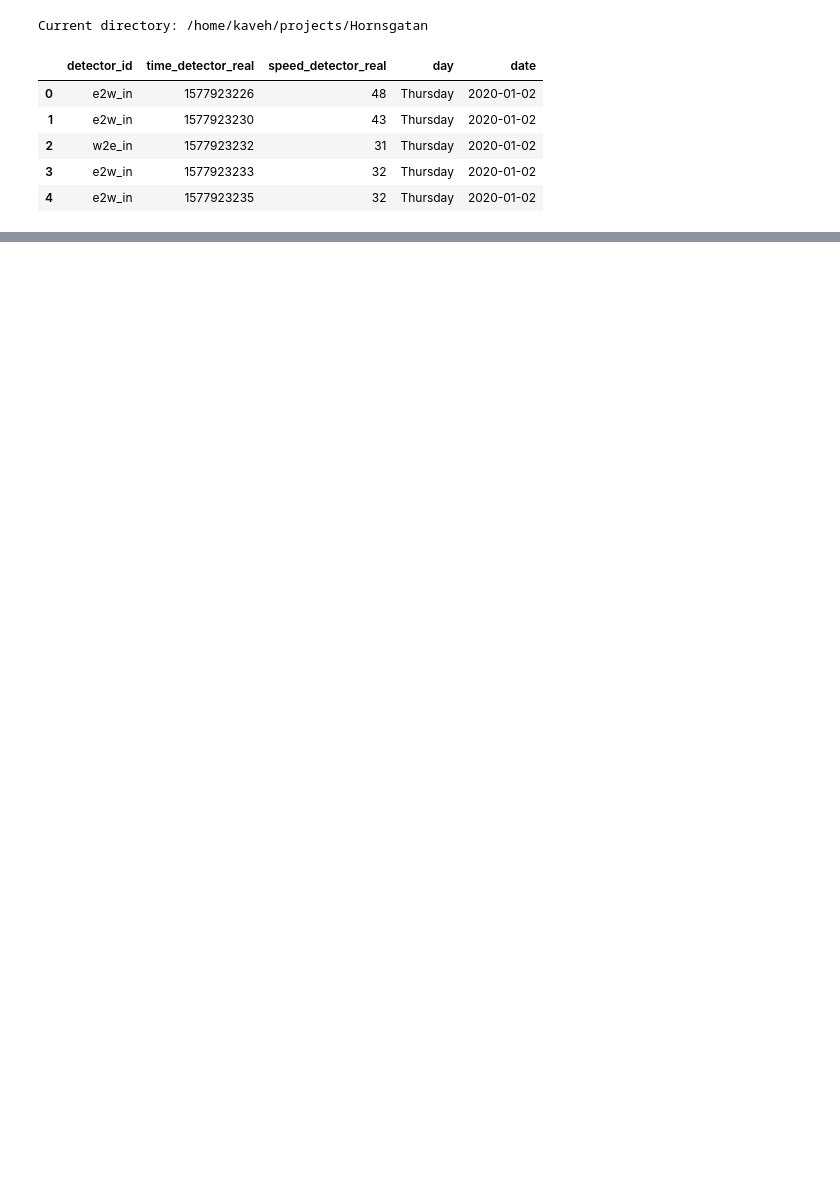
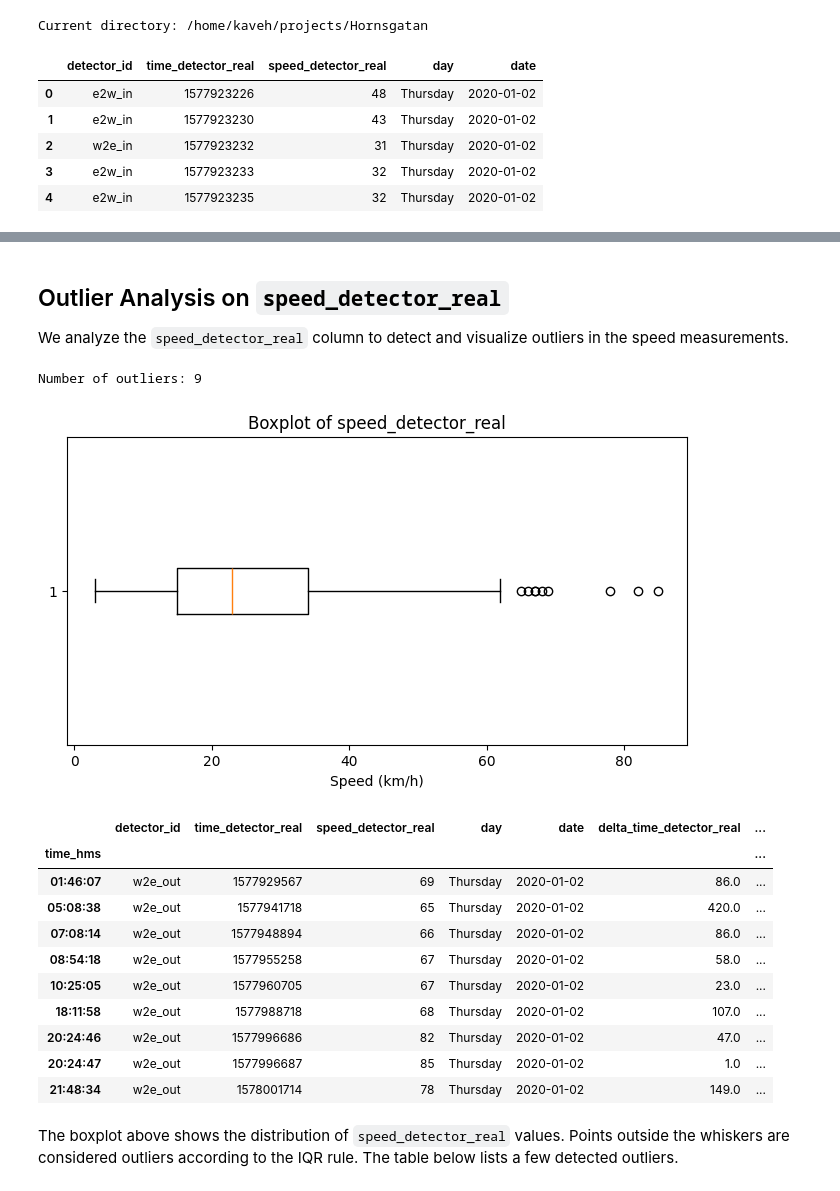
Before and after one commit to SiddharthVenkataraman/Hornsgatan, a Jupyter notebook: notebook/analysis_input_data.ipynb, the cells around one changed output, grey strips where cells are left out. Saved outputs shown, nothing was run; the diff lists cells and outputs as text; code cells hidden in the pictures; blank space fills up the shorter version.

Commit message:
adding boxplot for speed analysis

```diff
--- a/notebook/analysis_input_data.ipynb
+++ b/notebook/analysis_input_data.ipynb
@@ -62,0 +45,6 @@ Deleted: data/calibration_intermediate_data/simulation_e2w_out_2020-01-02_10_35.
+# %%
+# Add a new column for the difference in time_detector_real with the previous row
+data['delta_time_detector_real'] = data['time_detector_real'].diff()
+
+# Display the first few rows to check the new column
+data.head()
@@ -62,0 +58,48 @@ Deleted: data/calibration_intermediate_data/simulation_e2w_out_2020-01-02_10_35.
+# %%
+data['time_hms'] = pd.to_datetime(data['time_detector_real'], unit='s').dt.time
+data['hour'] = pd.to_datetime(data['time_detector_real'], unit='s').dt.hour
+data.set_index('time_hms', inplace=True)
+# %% [markdown]
+## Outlier Analysis on `speed_detector_real`
+We analyze the `speed_detector_real` column to detect and visualize outliers in the speed measurements.
+# %%
+import matplotlib.pyplot as plt
+
+# Calculate IQR
+Q1 = data['speed_detector_real'].quantile(0.25)
+Q3 = data['speed_detector_real'].quantile(0.75)
+IQR = Q3 - Q1
+
+# Define outlier bounds
+lower_bound = Q1 - 1.5 * IQR
+upper_bound = Q3 + 1.5 * IQR
+
+# Identify outliers
+outliers = data[(data['speed_detector_real'] < lower_bound) | (data['speed_detector_real'] > upper_bound)]
+print(f"Number of outliers: {len(outliers)}")
+
+# Visualize with a boxplot
+plt.figure(figsize=(8, 4))
+plt.boxplot(data['speed_detector_real'], vert=False)
+plt.title('Boxplot of speed_detector_real')
+plt.xlabel('Speed (km/h)')
+plt.show()
+
+# Optionally, display outlier rows
+outliers
+# %% [output]
+Number of outliers: 9
+[figure, added]
+|  | detector_id | time_detector_real | speed_detector_real | day | date | delta_time_detector_real | ... |
+| time_hms |  |  |  |  |  |  | ... |
+| 01:46:07 | w2e_out | 1577929567 | 69 | Thursday | 2020-01-02 | 86.0 | ... |
+| 05:08:38 | w2e_out | 1577941718 | 65 | Thursday | 2020-01-02 | 420.0 | ... |
+| 07:08:14 | w2e_out | 1577948894 | 66 | Thursday | 2020-01-02 | 86.0 | ... |
+| 08:54:18 | w2e_out | 1577955258 | 67 | Thursday | 2020-01-02 | 58.0 | ... |
+| 10:25:05 | w2e_out | 1577960705 | 67 | Thursday | 2020-01-02 | 23.0 | ... |
+| 18:11:58 | w2e_out | 1577988718 | 68 | Thursday | 2020-01-02 | 107.0 | ... |
+| 20:24:46 | w2e_out | 1577996686 | 82 | Thursday | 2020-01-02 | 47.0 | ... |
+| 20:24:47 | w2e_out | 1577996687 | 85 | Thursday | 2020-01-02 | 1.0 | ... |
+| 21:48:34 | w2e_out | 1578001714 | 78 | Thursday | 2020-01-02 | 149.0 | ... |
+# %% [markdown]
+The boxplot above shows the distribution of `speed_detector_real` values. Points outside the whiskers are considered outliers according to the IQR rule. The table below lists a few detected outliers.
```
Also changed, not shown: parts of 14 cells of this notebook.
